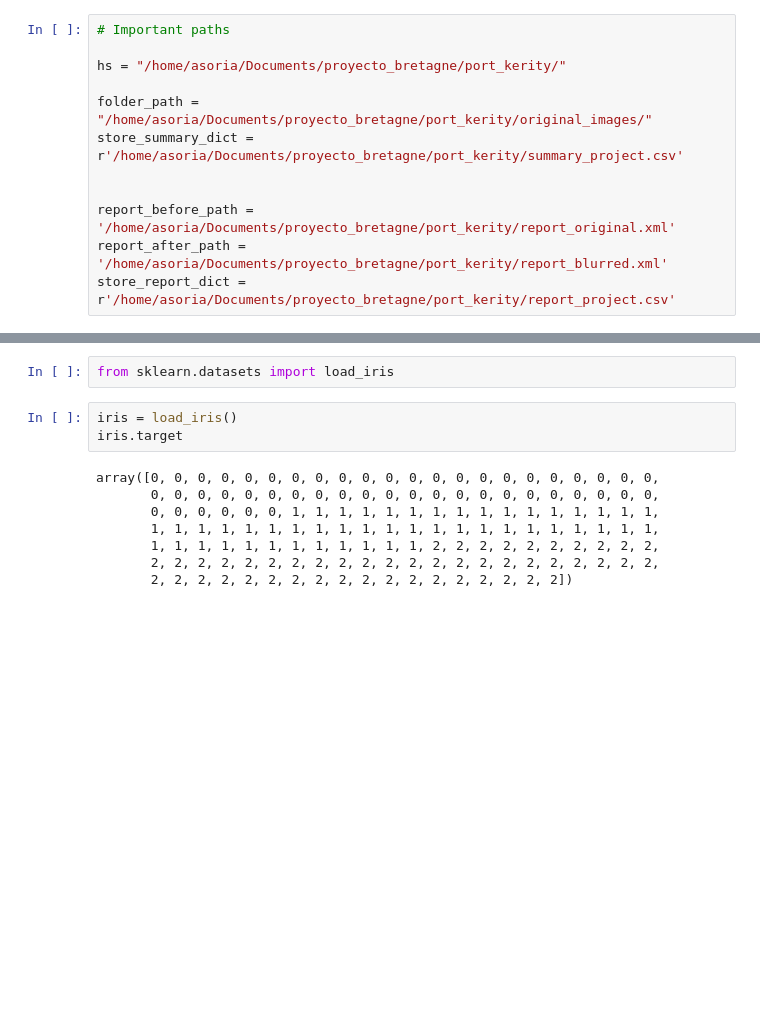
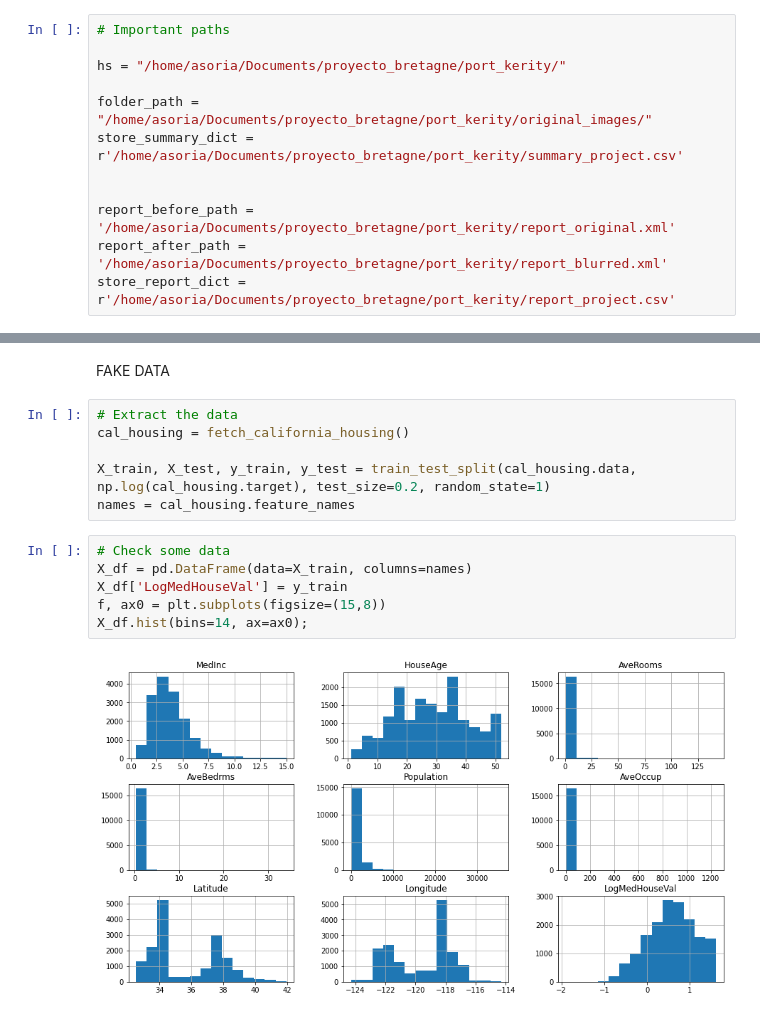
Before and after one commit to asoriagomez/anonymization, a Jupyter notebook: decision_trees.ipynb, the cells around one changed output, grey strips where cells are left out. Saved outputs shown, nothing was run; the diff lists cells and outputs as text; blank space fills up the shorter version.

Commit message:
GBRT fake data

```diff
--- a/decision_trees.ipynb
+++ b/decision_trees.ipynb
@@ -108,13 +62,16 @@ y.append(deg_results['mre'])
-# %%
-from sklearn.datasets import load_iris
-# %%
-iris = load_iris()
-iris.target
-# %% [output]
-array([0, 0, 0, 0, 0, 0, 0, 0, 0, 0, 0, 0, 0, 0, 0, 0, 0, 0, 0, 0, 0, 0,
-       0, 0, 0, 0, 0, 0, 0, 0, 0, 0, 0, 0, 0, 0, 0, 0, 0, 0, 0, 0, 0, 0,
-       0, 0, 0, 0, 0, 0, 1, 1, 1, 1, 1, 1, 1, 1, 1, 1, 1, 1, 1, 1, 1, 1,
-       1, 1, 1, 1, 1, 1, 1, 1, 1, 1, 1, 1, 1, 1, 1, 1, 1, 1, 1, 1, 1, 1,
-       1, 1, 1, 1, 1, 1, 1, 1, 1, 1, 1, 1, 2, 2, 2, 2, 2, 2, 2, 2, 2, 2,
-       2, 2, 2, 2, 2, 2, 2, 2, 2, 2, 2, 2, 2, 2, 2, 2, 2, 2, 2, 2, 2, 2,
-       2, 2, 2, 2, 2, 2, 2, 2, 2, 2, 2, 2, 2, 2, 2, 2, 2, 2])
+# %% [markdown]
+FAKE DATA
+# %%
+# Extract the data
+cal_housing = fetch_california_housing()
+
+X_train, X_test, y_train, y_test = train_test_split(cal_housing.data, np.log(cal_housing.target), test_size=0.2, random_state=1)
+names = cal_housing.feature_names
+# %%
+# Check some data
+X_df = pd.DataFrame(data=X_train, columns=names)
+X_df['LogMedHouseVal'] = y_train
+f, ax0 = plt.subplots(figsize=(15,8))
+X_df.hist(bins=14, ax=ax0);
+# %% [output]
+[figure, added]
```
Also changed, not shown: parts of 10 cells of this notebook, 5 other files.
